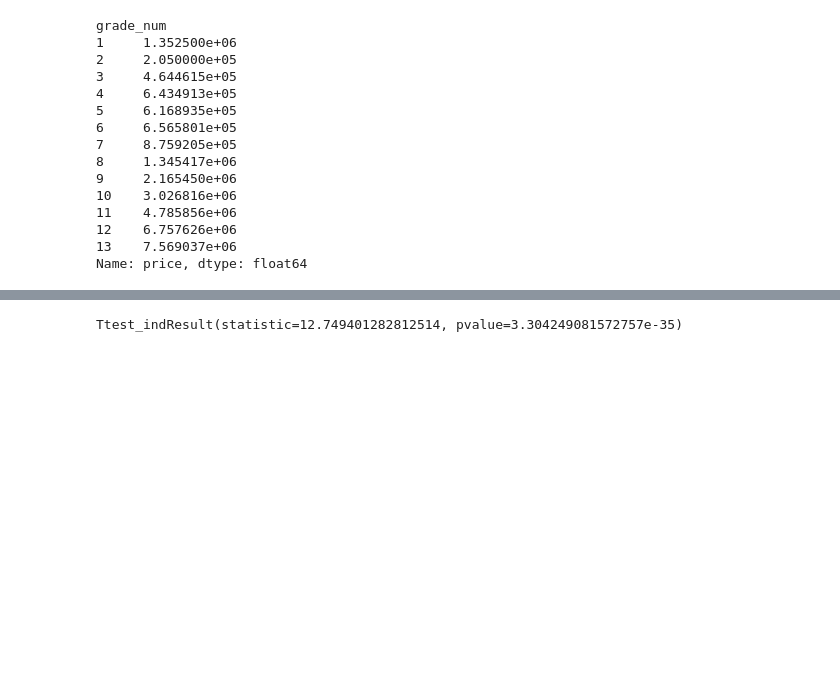
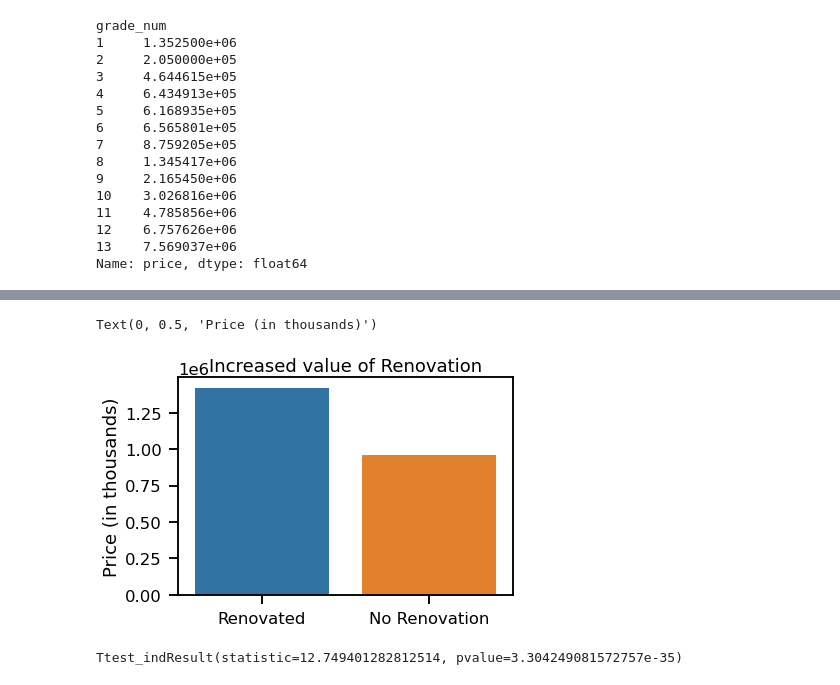
Before and after one commit to hall-nicholas/flatiron-ds-project-2, a Jupyter notebook: code/Dan_exploratory2.ipynb, the cells around one changed output, grey strips where cells are left out. Saved outputs shown, nothing was run; the diff lists cells and outputs as text; code cells hidden in the pictures; blank space fills up the shorter version.

```diff
--- a/code/Dan_exploratory2.ipynb
+++ b/code/Dan_exploratory2.ipynb
@@ -374,0 +399,11 @@ sns.barplot(ax=ax, x=label_renovation, y=values_renovation)
+# %%
+fig,ax = plt.subplots()
+
+sns.set_context("talk")
+ax = sns.barplot(ax=ax, y = values_renovation, x = label_renovation,);
+
+ax.set_title('Increased value of Renovation')
+ax.set_ylabel('Price (in thousands)')
+# %% [output]
+Text(0, 0.5, 'Price (in thousands)')
+[figure, added]
```
Also changed, not shown: parts of 19 cells of this notebook, 2 other files.
